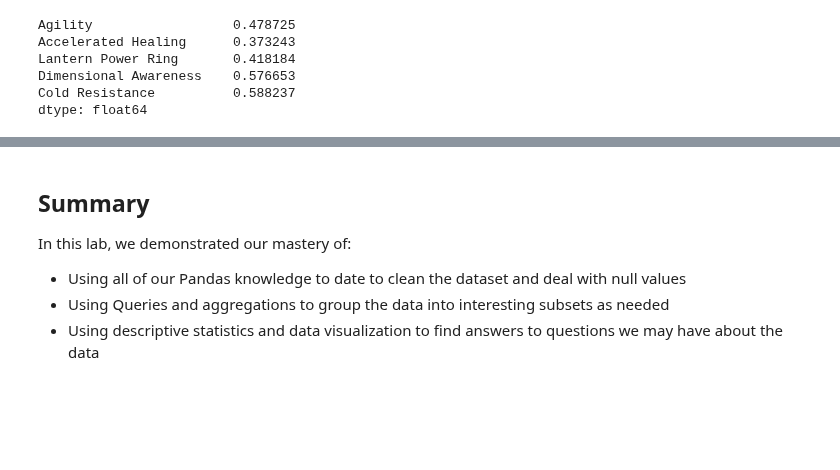
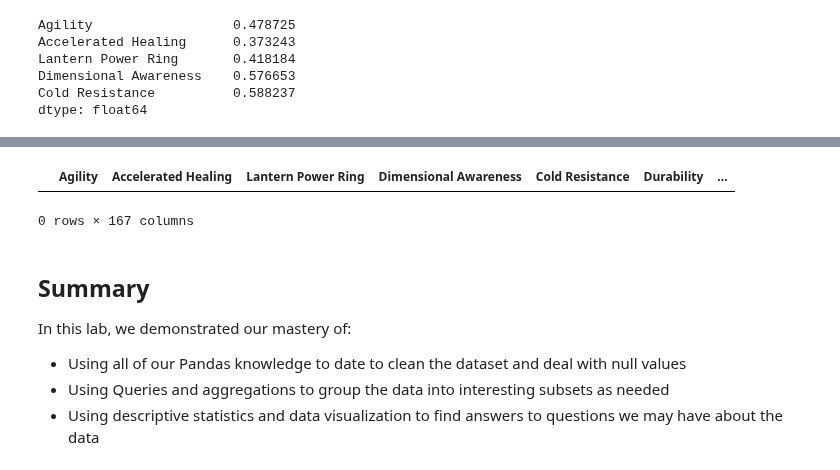
Before and after one commit to ortsed/dsc-data-cleaning-project-dc-ds-career-042219, a Jupyter notebook: index.ipynb, the cells around one changed output, grey strips where cells are left out. Cells and saved outputs as stored; diff of their text form; code cells hidden in the pictures; blank space fills up the shorter version.

```diff
--- a/index.ipynb
+++ b/index.ipynb
@@ -403,3 +383,8 @@ Name: Agility, Length: 167, dtype: float64
+# %%
+corr[corr["Agility"] == 0.478725]
+# %% [output]
+|  | Agility | Accelerated Healing | Lantern Power Ring | Dimensional Awareness | Cold Resistance | Durability | ... |
+0 rows × 167 columns
 # %% [markdown]
 ## Summary
 
```
Also changed, not shown: parts of 1 cell of this notebook.
